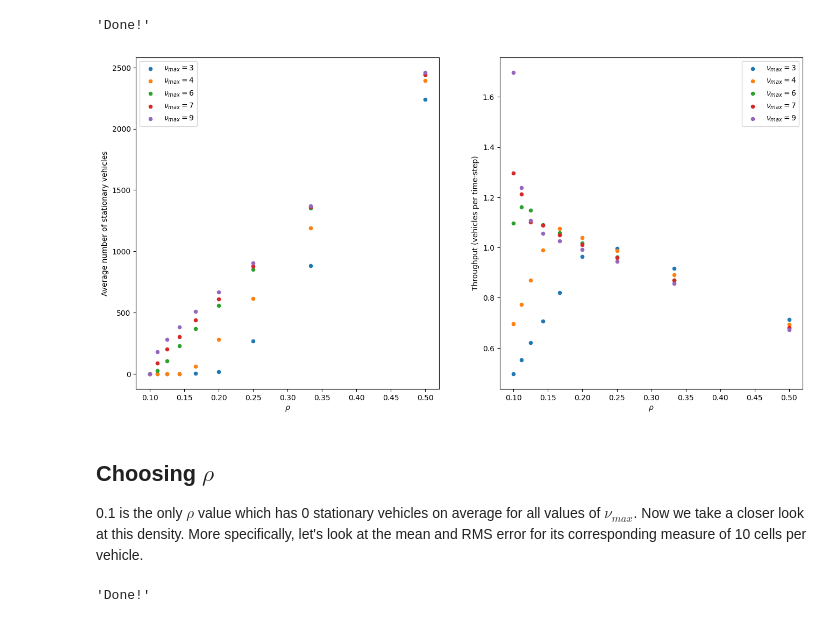
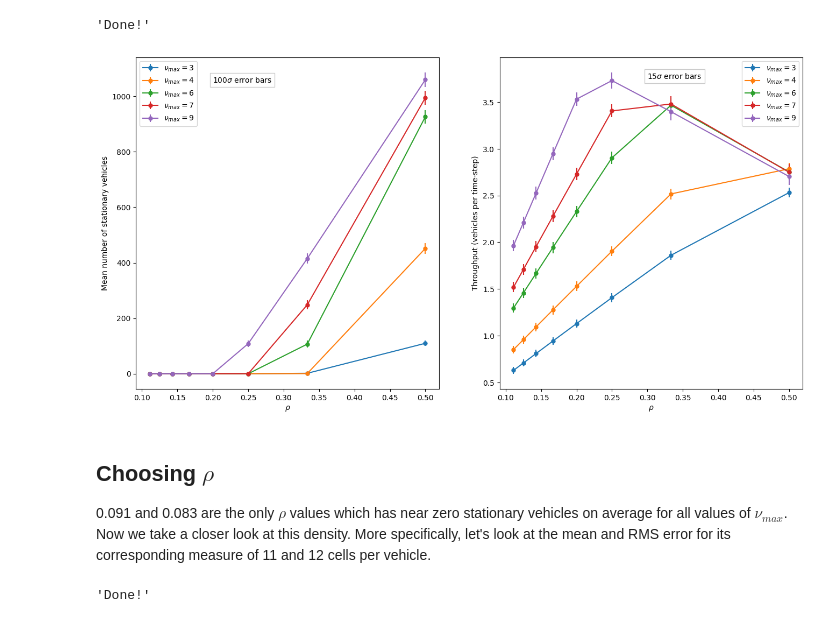
Before and after one commit to AJWestley/Nagel-Schreckenberg, a Jupyter notebook: Code/NaSch.ipynb, the cells around one changed output. Cells and saved outputs as stored; diff of their text form; code cells hidden in the pictures.

Commit message:
Completed regular NaSch model

```diff
--- a/Code/NaSch.ipynb
+++ b/Code/NaSch.ipynb
@@ -54,61 +62,71 @@ regular_velocities = dict(json.load(open("speeds.json")))
 Here we generate the data for all variations of the regular NaSch model.
 This will help us choose which density and corresponding throughput to use going forward.
 # %%
-
 def perform_regular_NaSch(length, v_max, p, num_vehicles, N):
     filename = "out.txt"
 
-    throughput, stationary = [], []
+    throughput_mean, stationary_mean = [], []
+    throughput_rms, stationary_rms = [], []
 
     for val in regular_cells_per_vehicle:
         generate_data(1, filename, length, v_max, p, val, num_vehicles, N)
-        mean_throughput = np.mean(np.genfromtxt("throughput.txt", delimiter=',')[:-1])
-        mean_stationary = np.mean(np.genfromtxt(filename, delimiter=',')[:-1])
-        throughput.append(mean_throughput)
-        stationary.append(mean_stationary)
+
+        throughput = np.genfromtxt("throughput.txt", delimiter=',')[:-1]
+        stationary = np.genfromtxt(filename, delimiter=',')[:-1]
+        throughput_mean.append(np.mean(throughput))
+        stationary_mean.append(np.mean(stationary))
+        throughput_rms.append(np.sqrt(sum((1/(N-1)) * (x - throughput_mean[-1])**2 for x in throughput) / len(throughput)))
+        stationary_rms.append(np.sqrt(sum((1/(N-1)) * (x - stationary_mean[-1])**2 for x in stationary) / len(stationary)))
 
     csv_name = f"../Data/Regular_NaSch_vmax{v_max}.csv"
     with open(csv_name, 'w', newline='') as file:
         writer = csv.writer(file)
-        writer.writerow(['cells_per_vehicle', 'mean_throughput', 'mean_stationary'])
-        for index in range(len(regular_cells_per_vehicle)):
-            writer.writerow([regular_cells_per_vehicle[index], throughput[index], stationary[index]])
+        writer.writerow(['cells_per_vehicle', 'mean_throughput', 'mean_stationary', 'rms_throughput', 'rms_stationary'])
+        for i in range(len(regular_cells_per_vehicle)):
+            writer.writerow([regular_cells_per_vehicle[i], throughput_mean[i], stationary_mean[i], throughput_rms[i], stationary_rms[i]])
 
 num_vehicles = 1
 N = 100000
 
 for vmax in regular_velocities.values():
     perform_regular_NaSch(length, vmax, p, num_vehicles, N)
+
+clean();
 # %% [output]
 'Done!'
 # %%
-
 f, (ax1, ax2) = plt.subplots(1, 2, figsize=(16, 8))
 
 for vmax in regular_velocities.values():
     filename = f"../Data/Regular_NaSch_vmax{vmax}.csv"
     data = pd.read_csv(filename)
     density = [1 / float(val) for val in data['cells_per_vehicle']]
+    mean_stationary = data['mean_stationary']
     mean_throughput = data['mean_throughput']
-    mean_stationary = data['mean_stationary']
+    rms_stationary = [100 * sig for sig in data['rms_stationary']]
+    rms_throughput = [15 * sig for sig in data['rms_throughput']]
 
     # Plot Stationary Vehicles
-    ax1.scatter(density, mean_stationary, s=20)
-    ax1.set(xlabel=r'$\rho$', ylabel='Average number of stationary vehicles')
-    ax1.legend([r'$\nu_{max}=3$', r'$\nu_{max}=4$', r'$\nu_{max}=6$', r'$\nu_{max}=7$', r'$\nu_{max}=9$'])
+    ax1.errorbar(density, mean_stationary, yerr=rms_stationary, marker='o', ms=5)
+    ax1.set(xlabel=r'$\rho$', ylabel='Mean number of stationary vehicles')
 
     # Plot Throughput
-    ax2.scatter(density, mean_throughput, s=20)
+    ax2.errorbar(density, mean_throughput, yerr=rms_throughput, marker='o', ms=5)
     ax2.set(xlabel=r'$\rho$', ylabel='Throughput (vehicles per time-step)')
-    ax2.legend([r'$\nu_{max}=3$', r'$\nu_{max}=4$', r'$\nu_{max}=6$', r'$\nu_{max}=7$', r'$\nu_{max}=9$'])
 
+ax1.legend([r'$\nu_{max}=3$', r'$\nu_{max}=4$', r'$\nu_{max}=6$', r'$\nu_{max}=7$', r'$\nu_{max}=9$'])
+ax1.text(0.2, 1050, r'$100\sigma$ error bars', fontsize = 10, bbox = dict(facecolor = 'white', alpha = 0.2))
+ax2.legend([r'$\nu_{max}=3$', r'$\nu_{max}=4$', r'$\nu_{max}=6$', r'$\nu_{max}=7$', r'$\nu_{max}=9$'])
+ax2.text(0.3, 3.75, r'$15\sigma$ error bars', fontsize = 10, bbox = dict(facecolor = 'white', alpha = 0.2))
 plot_name = "../Report/Regular_NaSch.png"
 f.savefig(plot_name, dpi=1000, transparent=False, bbox_inches='tight')
-Image(plot_name, width=800);
+Image(plot_name, width=800)
+
+clean();
 # %% [output]
-[figure, old version]
+[figure, new version]
 # %% [markdown]
 ## Choosing $\rho$
 
-0.1 is the only $\rho$ value which has 0 stationary vehicles on average for all values of $\nu_{max}$. </br>
-Now we take a closer look at this density. More specifically, let's look at the mean and RMS error for its corresponding measure of 10 cells per vehicle.
+0.091 and 0.083 are the only $\rho$ values which has near zero stationary vehicles on average for all values of $\nu_{max}$. </br>
+Now we take a closer look at this density. More specifically, let's look at the mean and RMS error for its corresponding measure of 11 and 12 cells per vehicle.
```
Also changed, not shown: parts of 11 cells of this notebook, 51 other files.
